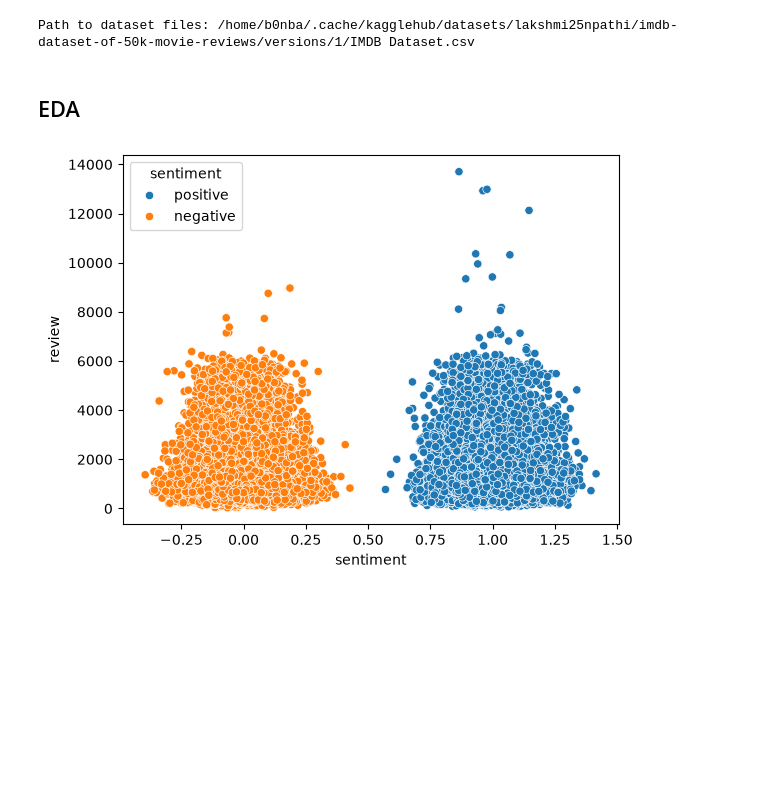
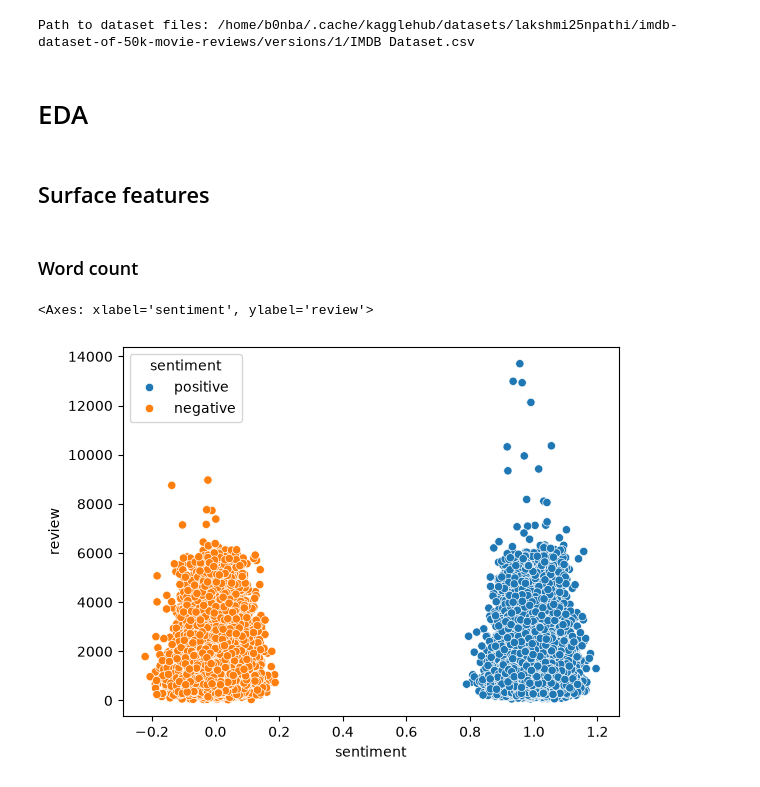
Before and after one commit to b0nba/IMDB, a Jupyter notebook: main.ipynb, the cells around one changed output. Cells and saved outputs as stored; diff of their text form; code cells hidden in the pictures; blank space fills up the shorter version.

```diff
--- a/main.ipynb
+++ b/main.ipynb
@@ -9,7 +9,11 @@ print("Path to dataset files:", path)
 # %% [output]
 Path to dataset files: /home/b0nba/.cache/kagglehub/datasets/lakshmi25npathi/imdb-dataset-of-50k-movie-reviews/versions/1/IMDB Dataset.csv
 # %% [markdown]
-## EDA
+# EDA
+# %% [markdown]
+## Surface features
+# %% [markdown]
+### Word count
 # %%
 import pandas as pd
 import seaborn as sns
@@ -19,18 +23,10 @@ df = pd.read_csv(path)
 # %%
 yy=df["review"].str.len()
 #sns.barplot(df["sentiment"])
 x = df['sentiment'].replace({"positive": 1, "negative": 0})
-x_jitter = x + np.random.normal(0, 0.10, size=len(x))
+
+x_jitter = x + np.random.normal(0, 0.05, size=len(x))
 sns.scatterplot(data=df,x=x_jitter, y=yy, hue=df['sentiment'])
-
-most_words = yy > 10000
-most_words = df[most_words]
-
-mid_high_char_amount_positive = (yy > 6500) and (x == 1)
-mid_high_char_amount_negative = (yy > 6500) and (x == 0)
-
-least_words_positive = 0
-least_words_negative = 0
-most_words
 # %% [output]
+<Axes: xlabel='sentiment', ylabel='review'>
-[figure, old version]
+[figure, new version]
```
Also changed, not shown: parts of 2 cells of this notebook.
